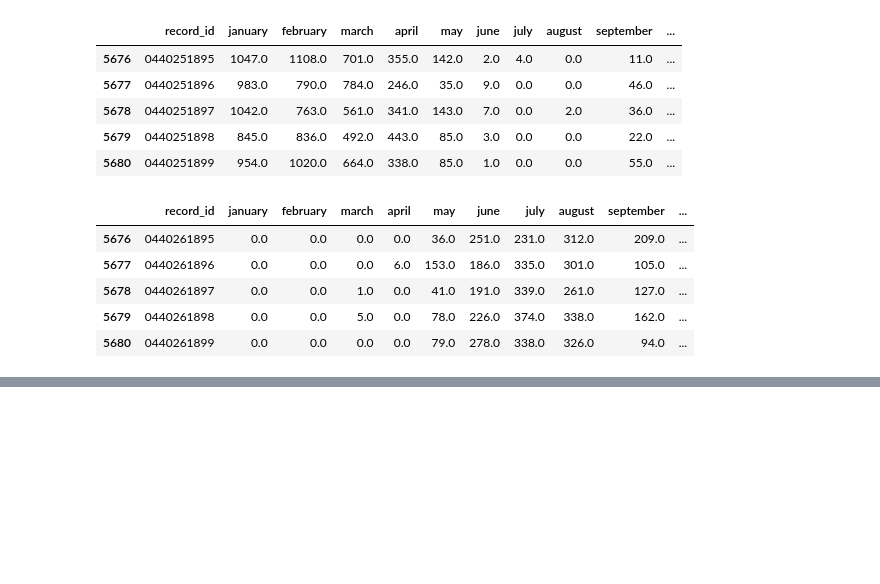
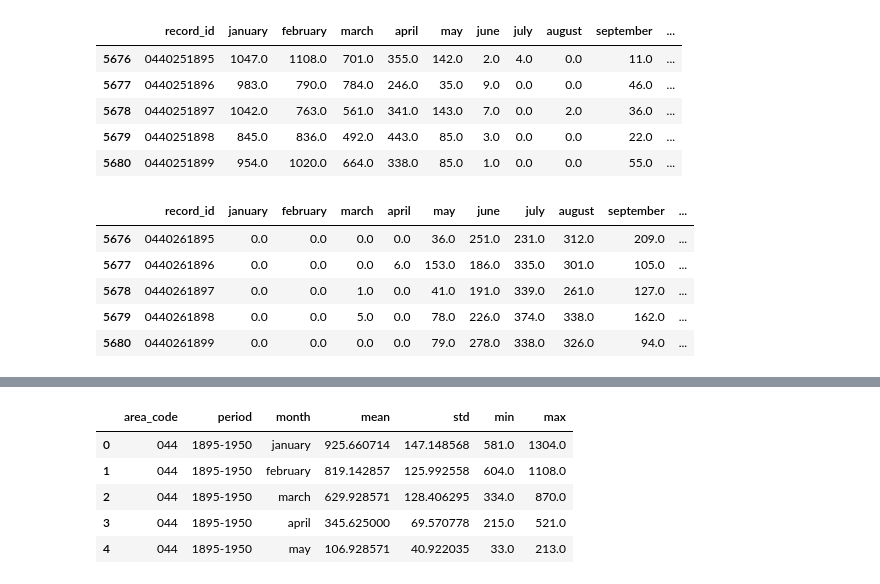
Before and after one commit to om-shhh/vcc-energy-assistance, a Jupyter notebook: analysis/analysis.ipynb, the cells around one changed output, grey strips where cells are left out. Saved outputs shown, nothing was run; the diff lists cells and outputs as text; code cells hidden in the pictures; blank space fills up the shorter version.

```diff
--- a/analysis/analysis.ipynb
+++ b/analysis/analysis.ipynb
@@ -115,0 +116,31 @@ LIHEAP was established shortly after the 1970s oil crisis to primarily help resi
+# %%
+bins = [1894, 1950, 1990, 2025]
+labels = ["1895-1950", "1951-1990", "1991-2025"]
+
+# reshape the dataframe and aggregate statistics
+hdd_long = va_hdd_df.melt(
+    id_vars=["area_code", "year"],
+    value_vars=months,
+    var_name="month",
+    value_name="hdd",
+)
+
+hdd_long["period"] = pd.cut(hdd_long["year"], bins=bins, labels=labels)
+
+hdd_long["month"] = pd.Categorical(hdd_long["month"], categories=months, ordered=True)
+
+hdd_stats = (
+    hdd_long.dropna(subset=["period"])
+    .groupby(["area_code", "period", "month"], observed=True)["hdd"]
+    .agg(["mean", "std", "min", "max"])
+    .reset_index()
+)
+
+hdd_stats.head()
+# %% [output]
+|  | area_code | period | month | mean | std | min | max |
+| 0 | 044 | 1895-1950 | january | 925.660714 | 147.148568 | 581.0 | 1304.0 |
+| 1 | 044 | 1895-1950 | february | 819.142857 | 125.992558 | 604.0 | 1108.0 |
+| 2 | 044 | 1895-1950 | march | 629.928571 | 128.406295 | 334.0 | 870.0 |
+| 3 | 044 | 1895-1950 | april | 345.625000 | 69.570778 | 215.0 | 521.0 |
+| 4 | 044 | 1895-1950 | may | 106.928571 | 40.922035 | 33.0 | 213.0 |
```
Also changed, not shown: parts of 9 cells of this notebook, 2 other files.
